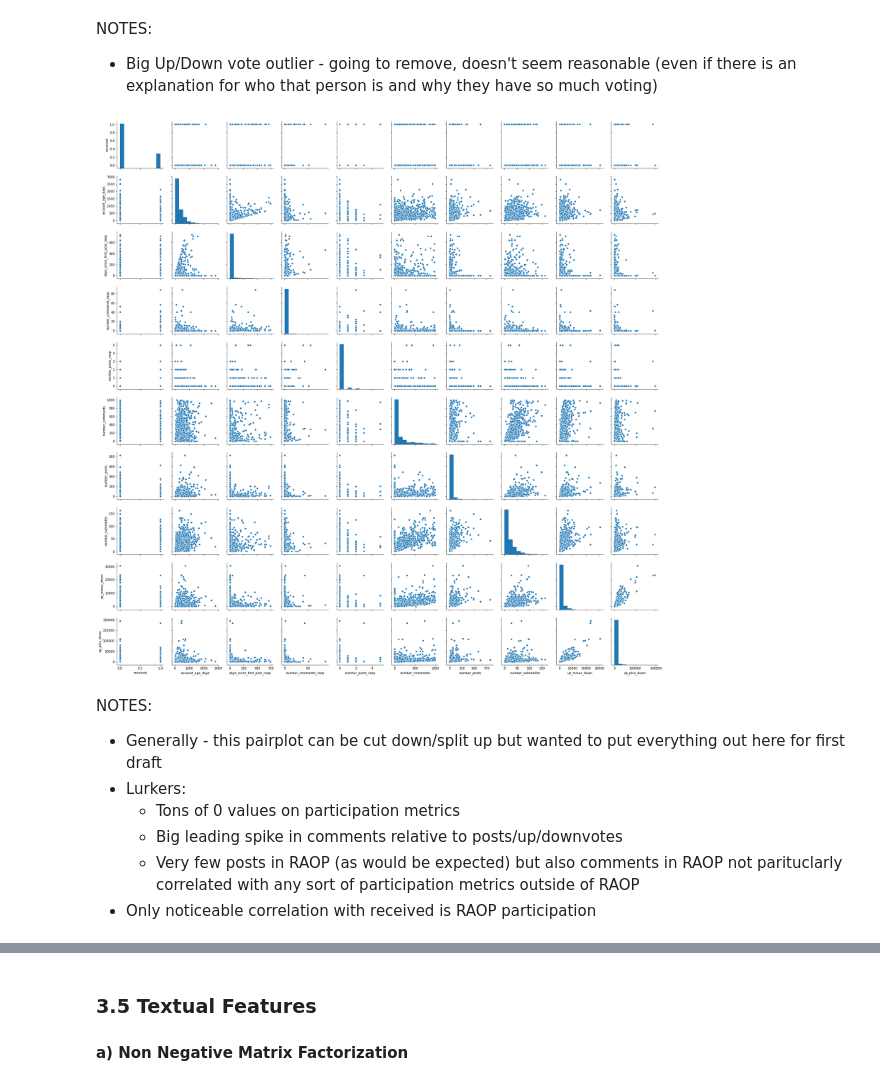
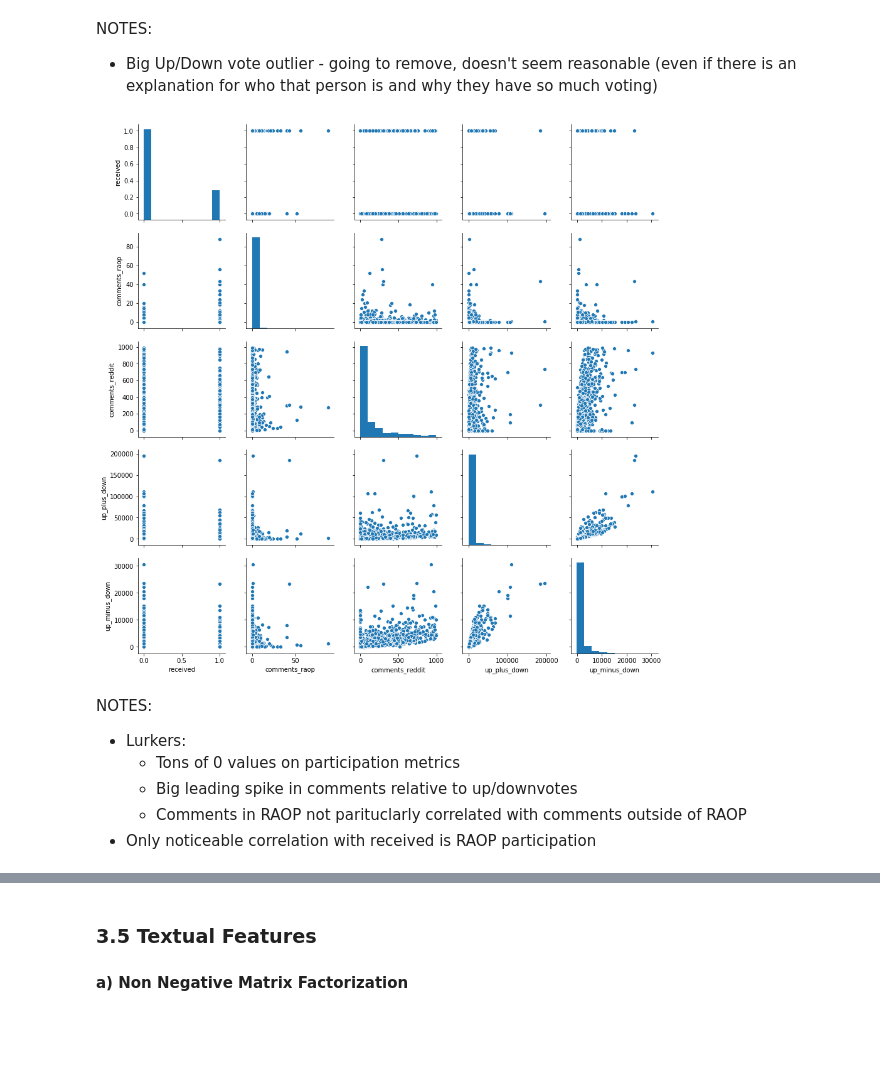
Before and after one commit to timspit/w207_final_project, a Jupyter notebook: Pizza Project_V0.1_JV.ipynb, the cells around one changed output, grey strips where cells are left out. Drawn from its saved outputs; the diff is of its cells as text; code cells hidden in the pictures; blank space fills up the shorter version.

```diff
--- a/Pizza Project_V0.1_JV.ipynb
+++ b/Pizza Project_V0.1_JV.ipynb
@@ -486,22 +522,24 @@ NOTES:
 # %% [markdown]
 NOTES:
 - Big Up/Down vote outlier - going to remove, doesn't seem reasonable (even if there is an explanation for who that person is and why they have so much voting)
-# %%
-# Try pairplot again now that outlier is removed
-###TS### - revert to all the original variable names (pair this plot down)
-sns.pairplot(train_df_profile_clean.loc[:,['received', 'account_age_days', 'days_since_first_post_raop',
-                                           'number_comments_raop', 'number_posts_raop',
-                                           'number_comments', 'number_posts', 'number_subreddits', #CUT
-                                           'up_minus_down', 'up_plus_down']]);
-# %% [output]
-[figure, removed]
+# %%
+# Comments, Reddit and RAOP (not posts - it aligns too much with days since last post, very few observations)
+# Up/Down Votes
+train_part = pd.DataFrame({'received':train_df.requester_received_pizza_int.tolist(),
+                           'comments_raop':train_df.requester_number_of_comments_in_raop_at_request.tolist(),
+                           'comments_reddit':train_df.requester_number_of_comments_at_request.tolist(),
+                           'up_plus_down':train_df.requester_upvotes_plus_downvotes_at_request.tolist(),
+                           'up_minus_down':train_df.requester_upvotes_minus_downvotes_at_request.tolist()})
+
+sns.pairplot(train_part);
+# %% [output]
+[figure, added]
 # %% [markdown]
 NOTES:
-- Generally - this pairplot can be cut down/split up but wanted to put everything out here for first draft
 - Lurkers:
     - Tons of 0 values on participation metrics
-    - Big leading spike in comments relative to posts/up/downvotes
-    - Very few posts in RAOP (as would be expected) but also comments in RAOP not parituclarly correlated with any sort of participation metrics outside of RAOP
+    - Big leading spike in comments relative to up/downvotes
+    - Comments in RAOP not parituclarly correlated with comments outside of RAOP
 - Only noticeable correlation with received is RAOP participation
 # %% [markdown]
 <a id="textual"></a>
```
Also changed, not shown: parts of 39 cells of this notebook.
